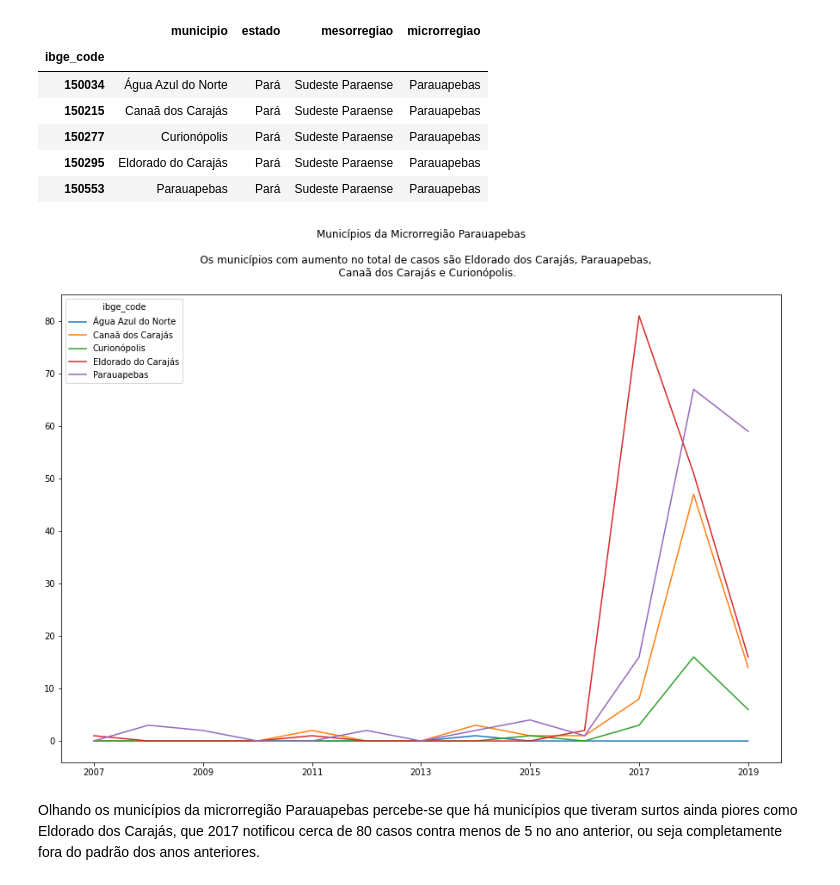
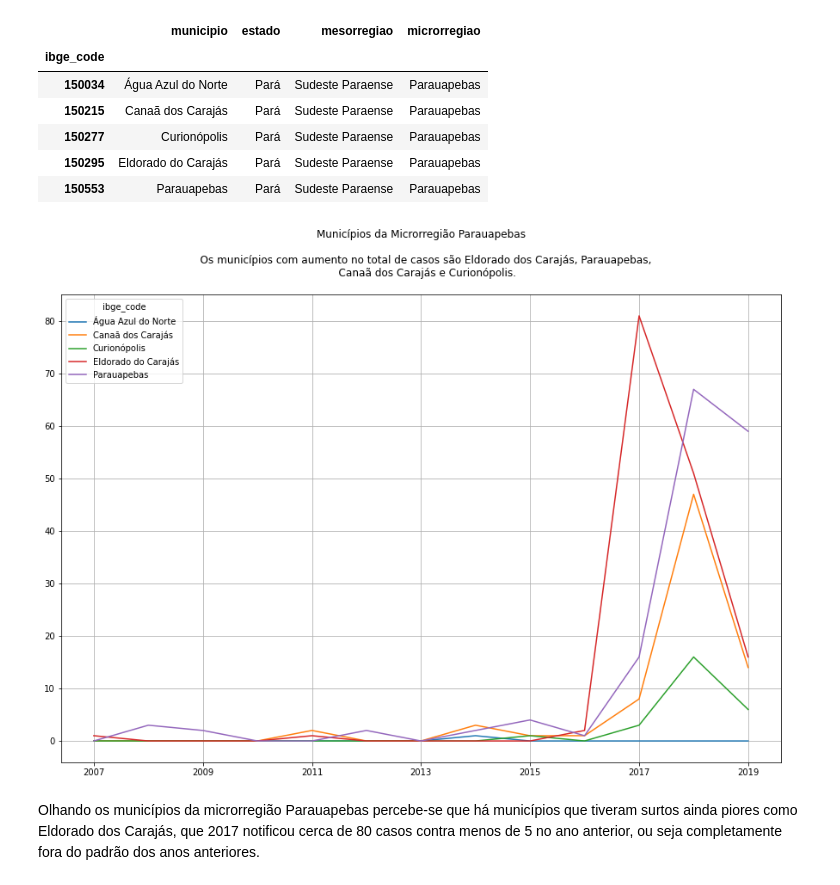
Before and after one commit to FlaviaLopes/leishmaniose, a Jupyter notebook: notebooks/visualizacao_incidencia.ipynb, the cells around one changed output. Saved outputs shown, nothing was run; the diff lists cells and outputs as text; code cells hidden in the pictures.

```diff
--- a/notebooks/visualizacao_incidencia.ipynb
+++ b/notebooks/visualizacao_incidencia.ipynb
@@ -220,15 +389,16 @@ microrregiao_parauapebas
 # %%
 d = total_casos.loc[microrregiao_parauapebas.index,:].copy()
 d.index = d.index.map(dict(zip(microrregiao_parauapebas.index, microrregiao_parauapebas.municipio)))
 d.T.plot(
     kind='line',
     figsize=(15,10),
+    grid=True,
     title='''Municípios da Microrregião Parauapebas\n
     Os municípios com aumento no total de casos são Eldorado dos Carajás, Parauapebas,
     Canaã dos Carajás e Curionópolis.\n'''
 );
 # %% [output]
-[figure, old version]
+[figure, new version]
 # %% [markdown]
 Olhando os municípios da microrregião Parauapebas percebe-se que há municípios que tiveram surtos ainda piores como Eldorado dos Carajás, que 2017 notificou cerca de 80 casos contra menos de 5 no ano anterior, ou seja completamente fora do padrão dos anos anteriores.
 # %% [markdown]
```
Also changed, not shown: parts of 14 cells of this notebook.
